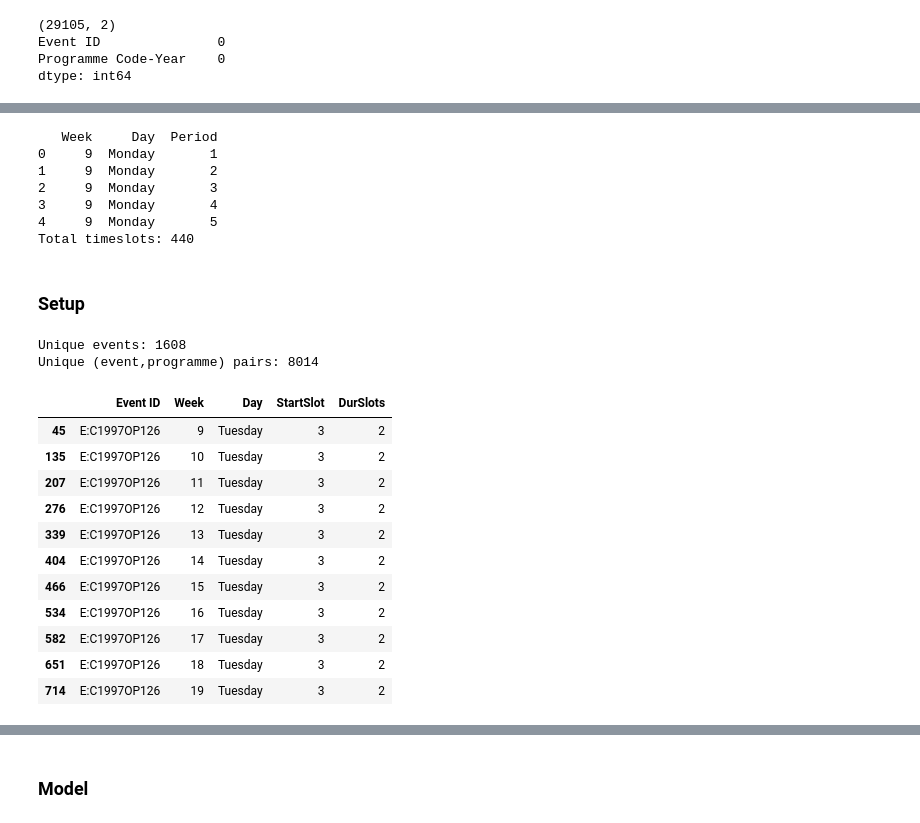
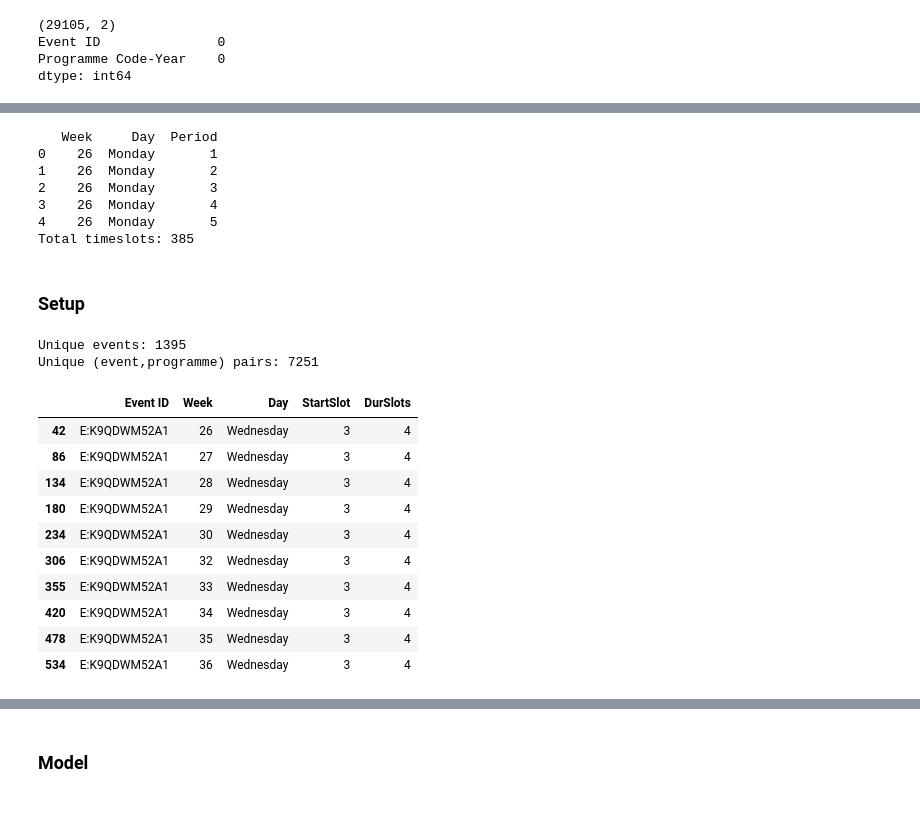
Before and after one commit to Ashe2002/University_Timetabling, a Jupyter notebook: KB_eng_geo_bio_60_9to5.ipynb, the cells around one changed output, grey strips where cells are left out. Cells and saved outputs as stored; diff of their text form; code cells hidden in the pictures.

```diff
--- a/KB_eng_geo_bio_60_9to5.ipynb
+++ b/KB_eng_geo_bio_60_9to5.ipynb
@@ -158,7 +158,7 @@ def keep_chosen_weeks(weeks_value):
         else:
             weeks.append(int(part))
 
-    kept = sorted(set(w for w in weeks if 9 <= w <= 19))
+    kept = sorted(set(w for w in weeks if 26 <= w <= 36))
 
     if not kept:
         return None
@@ -309,11 +309,21 @@ Programme Code-Year     117
 dtype: int64
 # %%
 days = ["Monday", "Tuesday", "Wednesday", "Thursday", "Friday"]
-weeks = range(9, 20)    # weeks 9 to 19 inclusive
-slots = range(1, 9)    # 8 hour periods per day
+weeks = range(26, 37)    # weeks 26 to 36 inclusive
+
+# Mon-Thu: 09:00-17:00 = 8 one-hour slots
+# Friday: 09:00-12:00 = 3 one-hour slots
+slots = range(1, 9)   # global slot index
+slots_by_day = {
+    "Monday": range(1, 9),
+    "Tuesday": range(1, 9),
+    "Wednesday": range(1, 9),
+    "Thursday": range(1, 9),
+    "Friday": range(1, 4),
+}
 
 timeslots = pd.DataFrame(
-    [(w, d, p) for w in weeks for d in days for p in slots],
+    [(w, d, p) for w in weeks for d in days for p in slots_by_day[d]],
     columns=["Week", "Day", "Period"]
 )
 
@@ -321,12 +331,12 @@ print(timeslots.head())
 print("Total timeslots:", len(timeslots))
 # %% [output]
    Week     Day  Period
-0     9  Monday       1
-1     9  Monday       2
-2     9  Monday       3
-3     9  Monday       4
-4     9  Monday       5
-Total timeslots: 440
+0    26  Monday       1
+1    26  Monday       2
+2    26  Monday       3
+3    26  Monday       4
+4    26  Monday       5
+Total timeslots: 385
 # %% [markdown]
 ### Setup
 # %%
@@ -367,8 +377,8 @@ Pset = sorted(tmp["Programme Code-Year"].unique())
 print("Unique events:", df_events["Event ID"].nunique())
 print("Unique (event,programme) pairs:", len(EP))
 # %% [output]
-Unique events: 1608
-Unique (event,programme) pairs: 8014
+Unique events: 1395
+Unique (event,programme) pairs: 7251
 # %%
 ## feasible start times for events
 
@@ -381,9 +391,16 @@ E = sorted(event_to_duration.keys())
 Avail = rooms_toy.groupby("Specialist room type")["Id"].count().to_dict()
 ROOMTYPES = sorted(set(event_to_roomtype.values()))
 
-# Feasible start slots per event
-max_slot = 8 # last period of the day
-feasible_starts = {e: [s for s in slots if s <= max_slot - L[e] + 1] for e in E}
+last_slot_by_day = {d: max(slots_by_day[d]) for d in days}
+
+# Feasible start slots per event, by day
+feasible_starts = {
+    e: {
+        d: [s for s in slots_by_day[d] if s <= last_slot_by_day[d] - L[e] + 1]
+        for d in days
+    }
+    for e in E
+}
 # %%
 anchor_events = {"E:C1997OP126", "E:K9QDWM52A1"}
 buffer_slots = 2   # 1 hour on a 30-minute grid
@@ -402,45 +419,44 @@ restricted_events = {
 #print("Restricted events:", len(restricted_events))
 # %%
 # Read fixed BQ schedule for the anchor events
-bq_fixed = pd.read_csv("BQ_1_60_9to5.csv")
+bq_fixed = pd.read_csv("BQ_2_60_ShortFri.csv")
 bq_fixed = bq_fixed[bq_fixed["Event ID"].isin(anchor_events)].copy()
 
 parts = bq_fixed["Time Assignment"].str.extract(r"Week (\d+), ([^,]+), (\d{2}):(\d{2})")
 bq_fixed["Week"] = parts[0].astype(int)
 bq_fixed["Day"] = parts[1]
 bq_fixed["Hour"] = parts[2].astype(int)
 bq_fixed["Minute"] = parts[3].astype(int)
 
 # Slot 1 = 09:00 on a 30-minute grid
 bq_fixed["StartSlot"] = ((bq_fixed["Hour"] - 9) * 2 + (bq_fixed["Minute"] // 30) + 1).astype(int)
 
 # Duration lookup for the anchor events
 all_event_duration = (
     EMR[["Event ID", "Duration (minutes)"]]
     .dropna(subset=["Event ID", "Duration (minutes)"])
     .drop_duplicates(subset=["Event ID"])
     .set_index("Event ID")["Duration (minutes)"]
     .to_dict()
 )
 
 bq_fixed["DurSlots"] = bq_fixed["Event ID"].map(
     lambda e: int(math.ceil(all_event_duration[e] / slot_minutes))
 )
 
 display(bq_fixed[["Event ID", "Week", "Day", "StartSlot", "DurSlots"]])
 # %% [output]
 |  | Event ID | Week | Day | StartSlot | DurSlots |
-| 45 | E:C1997OP126 | 9 | Tuesday | 3 | 2 |
-| 135 | E:C1997OP126 | 10 | Tuesday | 3 | 2 |
-| 207 | E:C1997OP126 | 11 | Tuesday | 3 | 2 |
-| 276 | E:C1997OP126 | 12 | Tuesday | 3 | 2 |
-| 339 | E:C1997OP126 | 13 | Tuesday | 3 | 2 |
-| 404 | E:C1997OP126 | 14 | Tuesday | 3 | 2 |
-| 466 | E:C1997OP126 | 15 | Tuesday | 3 | 2 |
-| 534 | E:C1997OP126 | 16 | Tuesday | 3 | 2 |
-| 582 | E:C1997OP126 | 17 | Tuesday | 3 | 2 |
-| 651 | E:C1997OP126 | 18 | Tuesday | 3 | 2 |
-| 714 | E:C1997OP126 | 19 | Tuesday | 3 | 2 |
+| 42 | E:K9QDWM52A1 | 26 | Wednesday | 3 | 4 |
+| 86 | E:K9QDWM52A1 | 27 | Wednesday | 3 | 4 |
+| 134 | E:K9QDWM52A1 | 28 | Wednesday | 3 | 4 |
+| 180 | E:K9QDWM52A1 | 29 | Wednesday | 3 | 4 |
+| 234 | E:K9QDWM52A1 | 30 | Wednesday | 3 | 4 |
+| 306 | E:K9QDWM52A1 | 32 | Wednesday | 3 | 4 |
+| 355 | E:K9QDWM52A1 | 33 | Wednesday | 3 | 4 |
+| 420 | E:K9QDWM52A1 | 34 | Wednesday | 3 | 4 |
+| 478 | E:K9QDWM52A1 | 35 | Wednesday | 3 | 4 |
+| 534 | E:K9QDWM52A1 | 36 | Wednesday | 3 | 4 |
 # %%
 tmp_weeks = df_events[["Event ID", "Weeks"]].copy()
 
```
Also changed, not shown: parts of 21 cells of this notebook, 23 other files.
